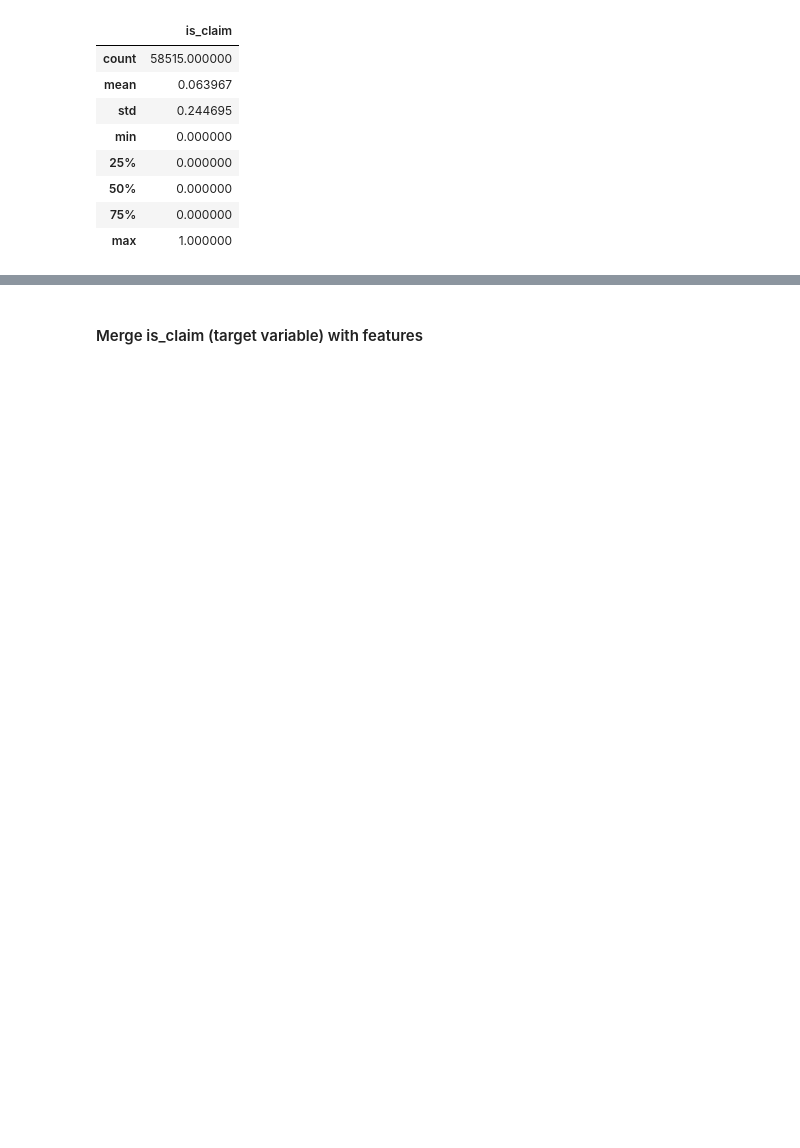
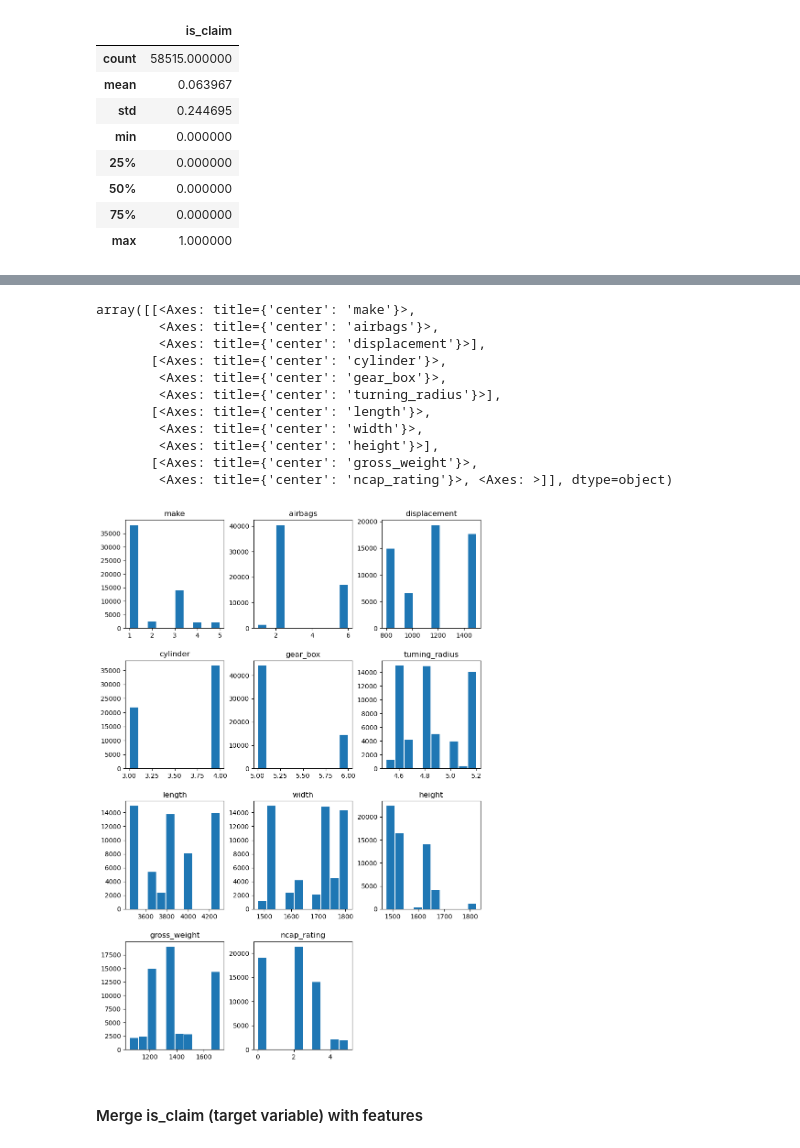
Before and after one commit to j-rajeshwari/Capstone-Project, a Jupyter notebook: Insurance_Company_Assignment.ipynb, the cells around one changed output, grey strips where cells are left out. Drawn from its saved outputs; the diff is of its cells as text; code cells hidden in the pictures; blank space fills up the shorter version.

```diff
--- a/Insurance_Company_Assignment.ipynb
+++ b/Insurance_Company_Assignment.ipynb
@@ -157,3 +167,19 @@ insurance_claim.describe()
+# %%
+car_features.hist(column=['make', 'airbags', 'displacement', 'cylinder', 'gear_box', 'turning_radius', 'length', 'width',
+                                 'height', 'gross_weight', 'ncap_rating'],figsize=(10,15),bins=10,rwidth=0.9,grid=False)
+# %% [output]
+array([[<Axes: title={'center': 'make'}>,
+        <Axes: title={'center': 'airbags'}>,
+        <Axes: title={'center': 'displacement'}>],
+       [<Axes: title={'center': 'cylinder'}>,
+        <Axes: title={'center': 'gear_box'}>,
+        <Axes: title={'center': 'turning_radius'}>],
+       [<Axes: title={'center': 'length'}>,
+        <Axes: title={'center': 'width'}>,
+        <Axes: title={'center': 'height'}>],
+       [<Axes: title={'center': 'gross_weight'}>,
+        <Axes: title={'center': 'ncap_rating'}>, <Axes: >]], dtype=object)
+[figure, added]
 # %% [markdown]
 <h4>Merge is_claim (target variable) with features</h4>
 # %%
```
Also changed, not shown: parts of 18 cells of this notebook.
